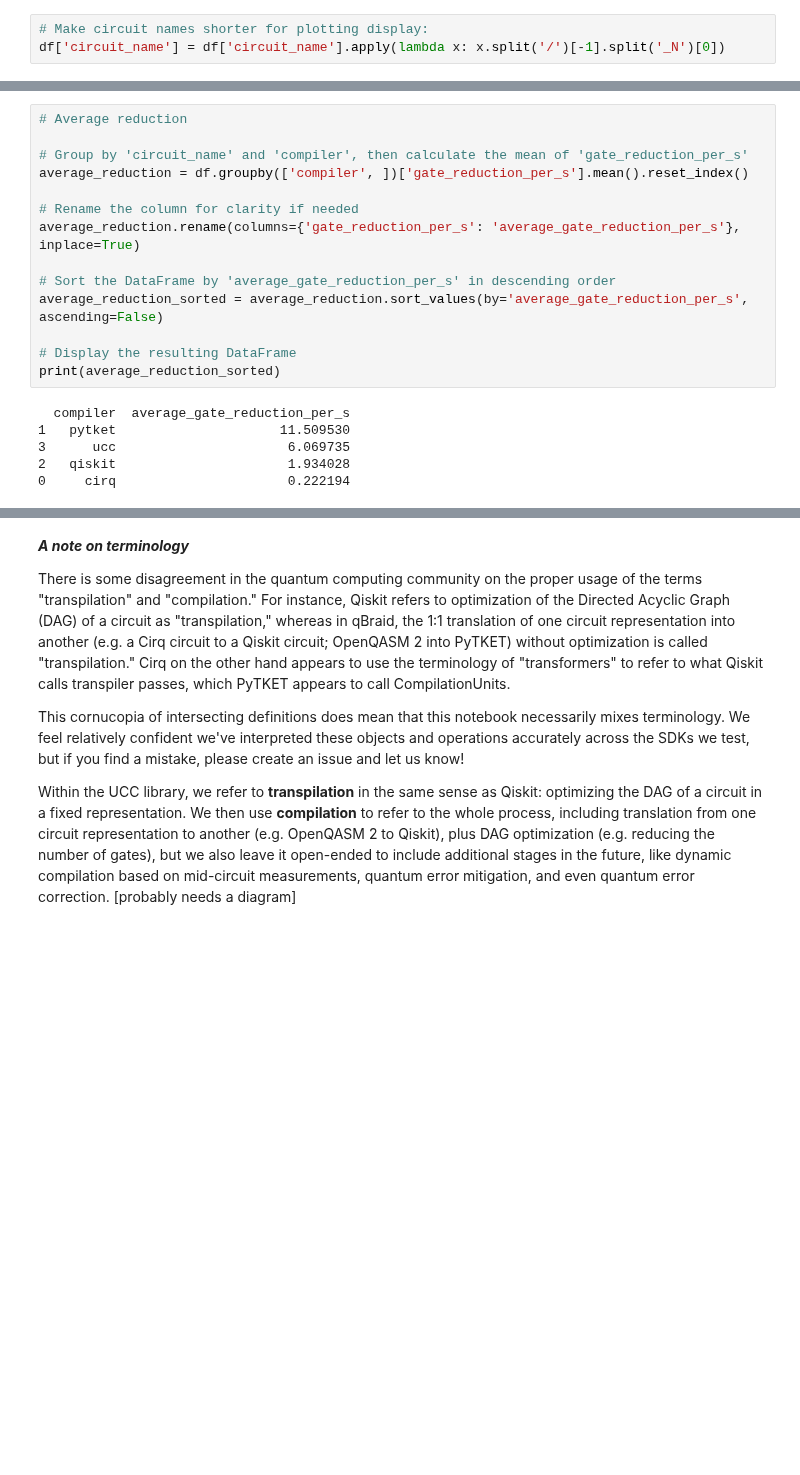
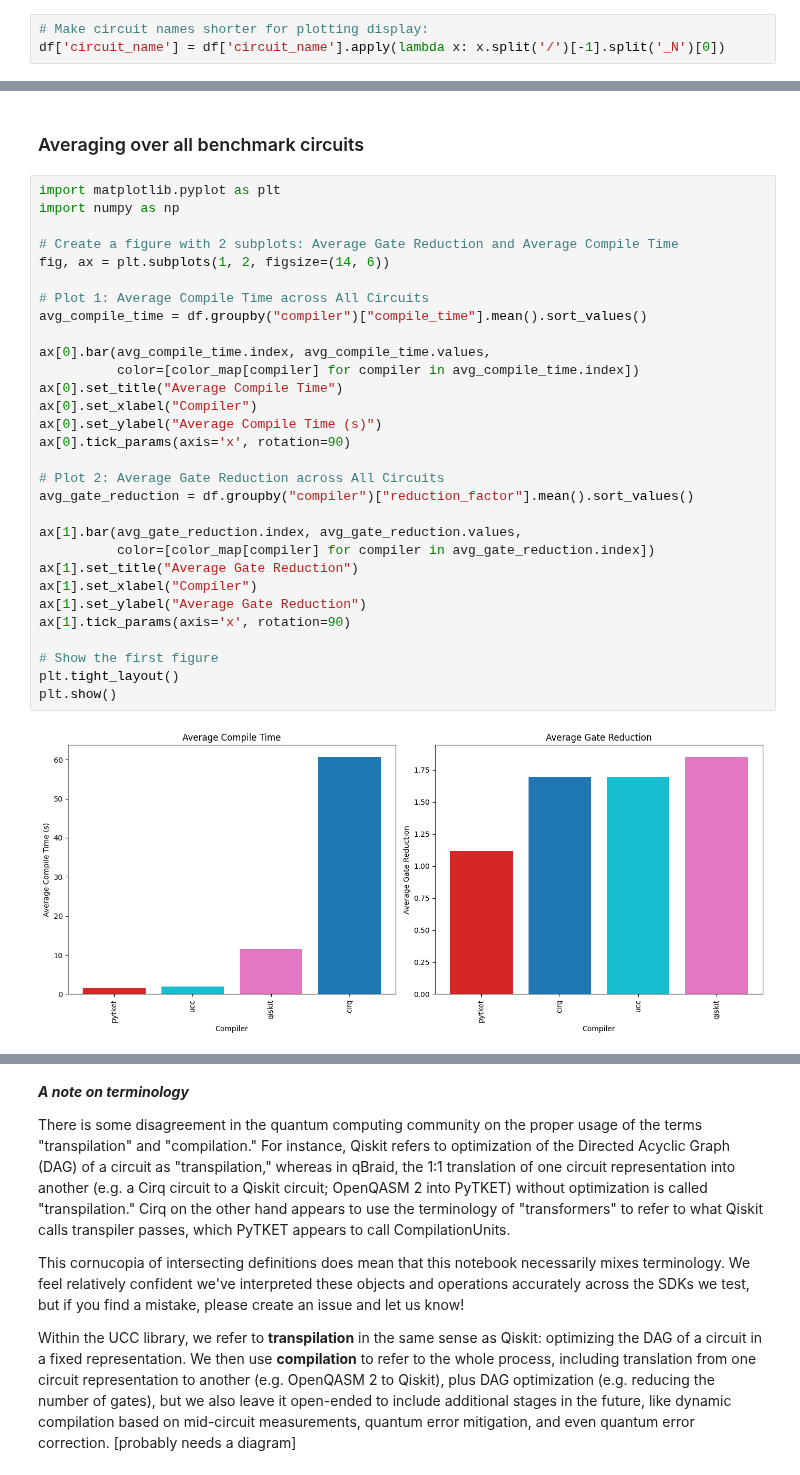
Before and after one commit to xs-es/ucc, a Jupyter notebook: benchmarks/ucc_benchmarks.ipynb, the cells around one changed output, grey strips where cells are left out. Saved outputs shown, nothing was run; the diff lists cells and outputs as text; blank space fills up the shorter version.

```diff
--- a/benchmarks/ucc_benchmarks.ipynb
+++ b/benchmarks/ucc_benchmarks.ipynb
@@ -389,20 +284,34 @@ plt.show()
-# %%
-# Average reduction
-
-# Group by 'circuit_name' and 'compiler', then calculate the mean of 'gate_reduction_per_s'
-average_reduction = df.groupby(['compiler', ])['gate_reduction_per_s'].mean().reset_index()
-
-# Rename the column for clarity if needed
-average_reduction.rename(columns={'gate_reduction_per_s': 'average_gate_reduction_per_s'}, inplace=True)
-
-# Sort the DataFrame by 'average_gate_reduction_per_s' in descending order
-average_reduction_sorted = average_reduction.sort_values(by='average_gate_reduction_per_s', ascending=False)
-
-# Display the resulting DataFrame
-print(average_reduction_sorted)
-# %% [output]
-  compiler  average_gate_reduction_per_s
-1   pytket                     11.509530
-3      ucc                      6.069735
-2   qiskit                      1.934028
-0     cirq                      0.222194
+# %% [markdown]
+### Averaging over all benchmark circuits
+# %%
+import matplotlib.pyplot as plt
+import numpy as np
+
+# Create a figure with 2 subplots: Average Gate Reduction and Average Compile Time
+fig, ax = plt.subplots(1, 2, figsize=(14, 6))
+
+# Plot 1: Average Compile Time across All Circuits
+avg_compile_time = df.groupby("compiler")["compile_time"].mean().sort_values()
+
+ax[0].bar(avg_compile_time.index, avg_compile_time.values,
+          color=[color_map[compiler] for compiler in avg_compile_time.index])
+ax[0].set_title("Average Compile Time")
+ax[0].set_xlabel("Compiler")
+ax[0].set_ylabel("Average Compile Time (s)")
+ax[0].tick_params(axis='x', rotation=90)
+
+# Plot 2: Average Gate Reduction across All Circuits
+avg_gate_reduction = df.groupby("compiler")["reduction_factor"].mean().sort_values()
+
+ax[1].bar(avg_gate_reduction.index, avg_gate_reduction.values,
+          color=[color_map[compiler] for compiler in avg_gate_reduction.index])
+ax[1].set_title("Average Gate Reduction")
+ax[1].set_xlabel("Compiler")
+ax[1].set_ylabel("Average Gate Reduction")
+ax[1].tick_params(axis='x', rotation=90)
+
+# Show the first figure
+plt.tight_layout()
+plt.show()
+# %% [output]
+[figure, added]
```
Also changed, not shown: parts of 9 cells of this notebook.
